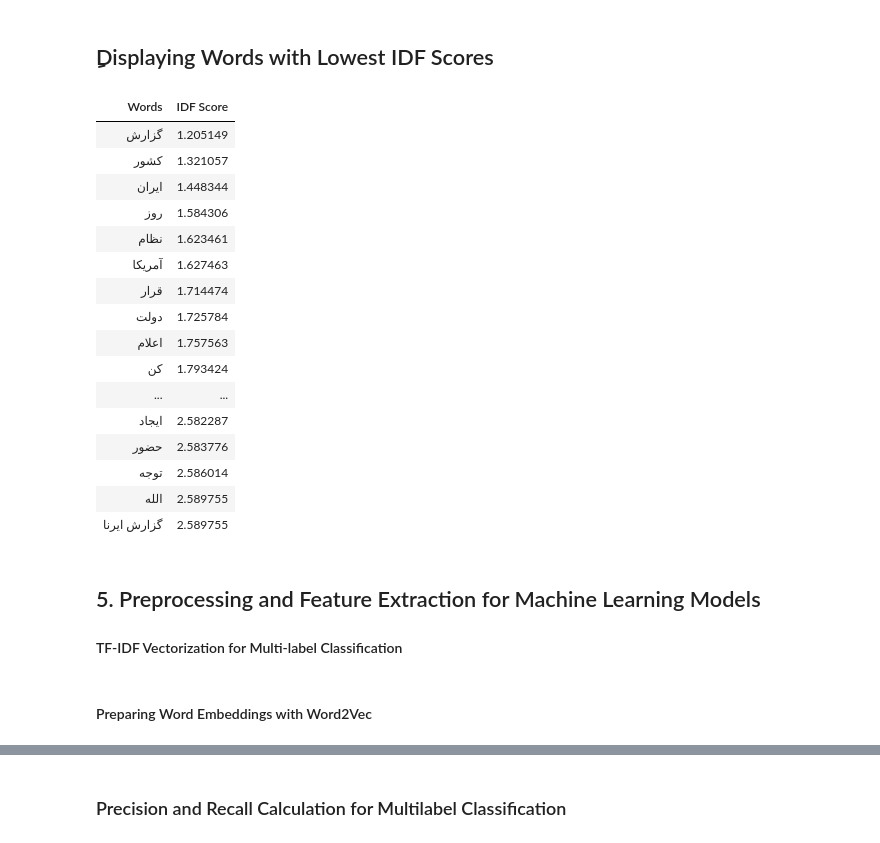
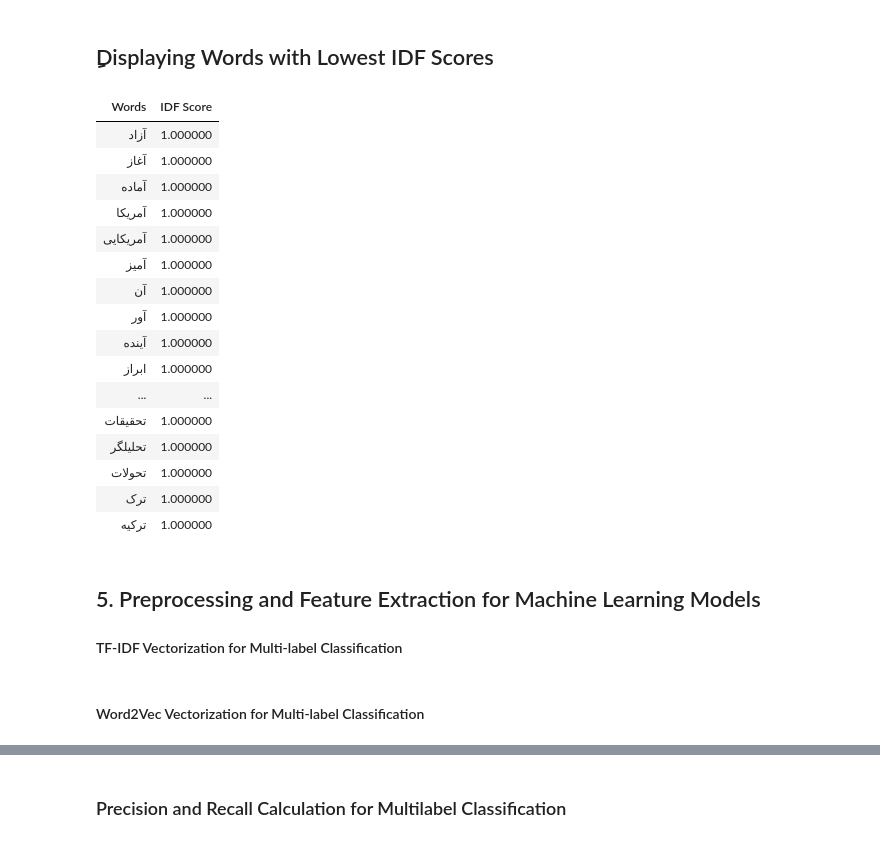
Before and after one commit to Mohammad-Rahmanian/Persian-News-Classification, a Jupyter notebook: classifier.ipynb, the cells around one changed output, grey strips where cells are left out. Cells and saved outputs as stored; diff of their text form; code cells hidden in the pictures.

```diff
--- a/classifier.ipynb
+++ b/classifier.ipynb
@@ -245,7 +243,11 @@ for category, contents in docs_by_category.items():
     category_docs.append(category)
 
 # Initialize TF-IDF vectorizer with specific parameters for category documents
-tfidf_category_vectorizer = TfidfVectorizer(max_features=10000,  ngram_range=(1,3),sublinear_tf=True)
+tfidf_category_vectorizer = TfidfVectorizer(
+    max_features=10000,  # Limit the number of features to the top 10,000 terms by term frequency across the corpus
+    ngram_range=(1,3),   # Consider unigrams, bigrams, and trigrams
+    sublinear_tf=True    # Apply sublinear term frequency scaling, i.e., 1 + log(tf), to reduce the impact of high term frequency
+)
 # Transform the preprocessed category documents into TF-IDF matrix
 tfidf_categories_matrix = tfidf_category_vectorizer.fit_transform(preprocessed_category_docs)
 # Convert the TF-IDF matrix to a DataFrame for easier analysis and manipulation
@@ -292,37 +276,37 @@ display(df_keyword_samples.style.hide_index().set_properties(**{'text-align': 'l
 ## ِDisplaying Words with Lowest IDF Scores
 # %%
 # Extract feature names and their corresponding IDF scores from the TF-IDF Vectorizer
-feature_names = tfidf_vectorizer.get_feature_names_out()
-idf_scores = tfidf_vectorizer.idf_
+feature_names = tfidf_category_vectorizer.get_feature_names_out()
+idf_scores = tfidf_category_vectorizer.idf_
 # Combine feature names with their IDF scores and sort them by IDF score
 sorted_features_by_idf = sorted(zip(feature_names, idf_scores), key=lambda x: x[1])
 top_n = 100
 # Initialize a dictionary to hold words grouped by their IDF score
 lowest_idf_words = sorted_features_by_idf[:top_n]
 # Create a DataFrame to display the information
 df_lowest_idf_grouped = pd.DataFrame(lowest_idf_words, columns=['Words','IDF Score'])
 # Ensure long text in DataFrame cells is fully visible
 pd.options.display.max_colwidth = None
 # Display the DataFrame with improved formatting
 display(df_lowest_idf_grouped.style.hide_index().set_properties(**{'text-align': 'left'}))
 # %% [output]
 | Words | IDF Score |
-| گزارش | 1.205149 |
-| کشور | 1.321057 |
-| ایران | 1.448344 |
-| روز | 1.584306 |
-| نظام | 1.623461 |
-| آمریکا | 1.627463 |
-| قرار | 1.714474 |
-| دولت | 1.725784 |
-| اعلام | 1.757563 |
-| کن | 1.793424 |
+| آزاد | 1.000000 |
+| آغاز | 1.000000 |
+| آماده | 1.000000 |
+| آمریکا | 1.000000 |
+| آمریکایی | 1.000000 |
+| آمیز | 1.000000 |
+| آن | 1.000000 |
+| آور | 1.000000 |
+| آینده | 1.000000 |
+| ابراز | 1.000000 |
 | ... | ... |
-| ایجاد | 2.582287 |
-| حضور | 2.583776 |
-| توجه | 2.586014 |
-| الله | 2.589755 |
-| گزارش ایرنا | 2.589755 |
+| تحقیقات | 1.000000 |
+| تحلیلگر | 1.000000 |
+| تحولات | 1.000000 |
+| ترک | 1.000000 |
+| ترکیه | 1.000000 |
 # %% [markdown]
 ## 5. Preprocessing and Feature Extraction for Machine Learning Models
 #### TF-IDF Vectorization for Multi-label Classification
@@ -350,5 +332,5 @@ X_train_tfidf, X_test_tfidf, y_train_tfidf, y_test_tfidf = train_test_split(tfid
-# %% [markdown]
-#### Preparing Word Embeddings with Word2Vec
+# %% [markdown]
+#### Word2Vec Vectorization for Multi-label Classification
 # %%
 # Preprocess documents into a list of words for Word2Vec training.
 preprocessed_words = [doc.split() for doc in preprocessed_docs]
```
Also changed, not shown: parts of 18 cells of this notebook.
